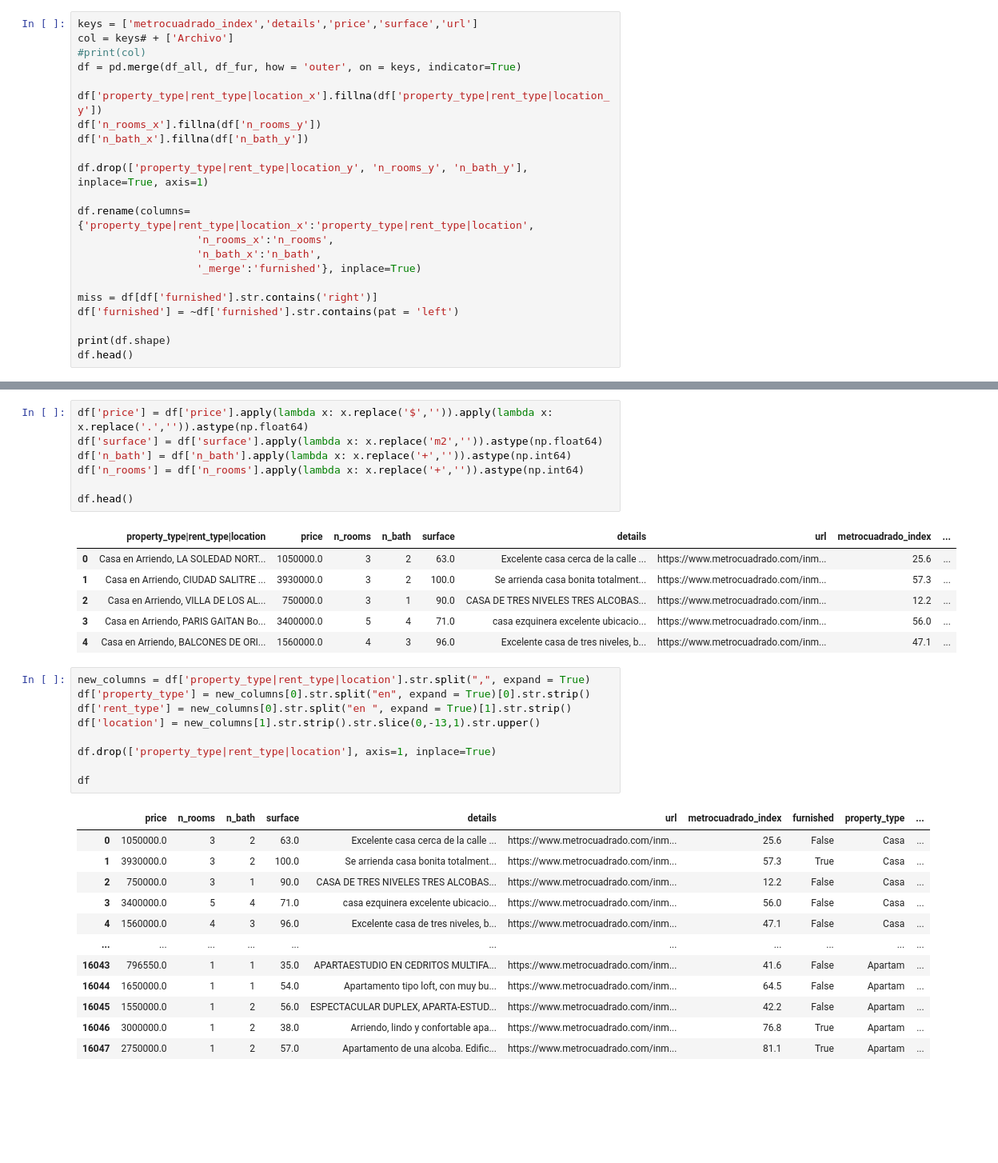
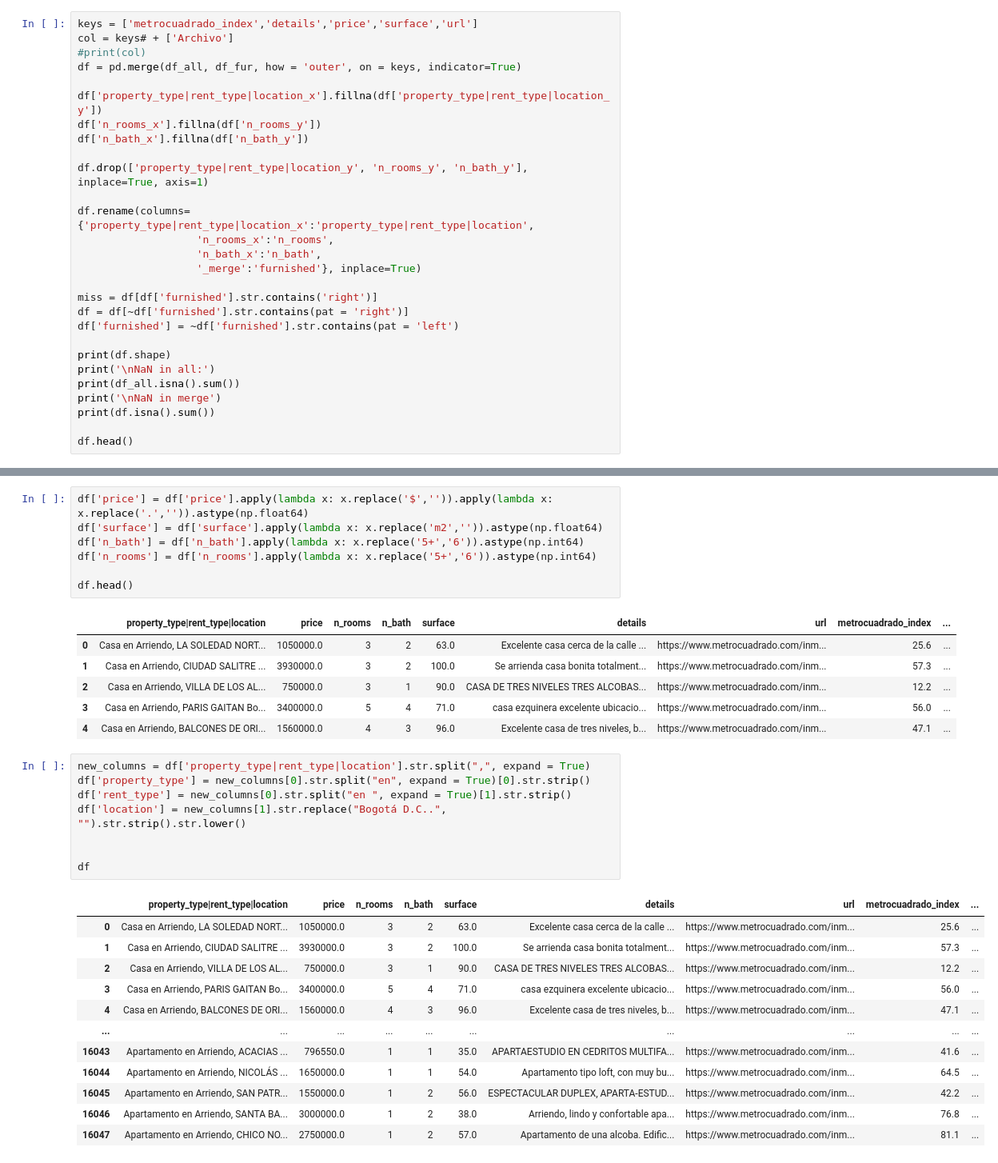
Before and after one commit to JavierSantibanez1/Tarea1_DSLab_Grupo11, a Jupyter notebook: tarea 1/tarea1.ipynb, the cells around one changed output, grey strips where cells are left out. Shown: that part at 80% size. Saved outputs shown, nothing was run; the diff lists cells and outputs as text; blank space fills up the shorter version.

```diff
--- a/tarea 1/tarea1.ipynb
+++ b/tarea 1/tarea1.ipynb
@@ -70,8 +74,14 @@ df.rename(columns={'property_type|rent_type|location_x':'property_type|rent_type
                    '_merge':'furnished'}, inplace=True)
 
 miss = df[df['furnished'].str.contains('right')]
+df = df[~df['furnished'].str.contains(pat = 'right')]
 df['furnished'] = ~df['furnished'].str.contains(pat = 'left')
 
 print(df.shape)
+print('\nNaN in all:')
+print(df_all.isna().sum())
+print('\nNaN in merge')
+print(df.isna().sum())
+
 df.head()
 # %% [output]
@@ -103,8 +129,8 @@ print(df.shape)
 # %%
 df['price'] = df['price'].apply(lambda x: x.replace('$','')).apply(lambda x: x.replace('.','')).astype(np.float64)
 df['surface'] = df['surface'].apply(lambda x: x.replace('m2','')).astype(np.float64)
-df['n_bath'] = df['n_bath'].apply(lambda x: x.replace('+','')).astype(np.int64)
-df['n_rooms'] = df['n_rooms'].apply(lambda x: x.replace('+','')).astype(np.int64)
+df['n_bath'] = df['n_bath'].apply(lambda x: x.replace('5+','6')).astype(np.int64)
+df['n_rooms'] = df['n_rooms'].apply(lambda x: x.replace('5+','6')).astype(np.int64)
 
 df.head()
 # %% [output]
@@ -117,22 +143,21 @@ df.head()
 # %%
 new_columns = df['property_type|rent_type|location'].str.split(",", expand = True)
 df['property_type'] = new_columns[0].str.split("en", expand = True)[0].str.strip()
 df['rent_type'] = new_columns[0].str.split("en ", expand = True)[1].str.strip()
-df['location'] = new_columns[1].str.strip().str.slice(0,-13,1).str.upper()
+df['location'] = new_columns[1].str.replace("Bogotá D.C..", "").str.strip().str.lower()
 
-df.drop(['property_type|rent_type|location'], axis=1, inplace=True)
 
 df
 # %% [output]
-|  | price | n_rooms | n_bath | surface | details | url | metrocuadrado_index | furnished | property_type | ... |
-| 0 | 1050000.0 | 3 | 2 | 63.0 | Excelente casa cerca de la calle ... | https://www.metrocuadrado.com/inm... | 25.6 | False | Casa | ... |
-| 1 | 3930000.0 | 3 | 2 | 100.0 | Se arrienda casa bonita totalment... | https://www.metrocuadrado.com/inm... | 57.3 | True | Casa | ... |
-| 2 | 750000.0 | 3 | 1 | 90.0 | CASA DE TRES NIVELES TRES ALCOBAS... | https://www.metrocuadrado.com/inm... | 12.2 | False | Casa | ... |
-| 3 | 3400000.0 | 5 | 4 | 71.0 | casa ezquinera excelente ubicacio... | https://www.metrocuadrado.com/inm... | 56.0 | False | Casa | ... |
-| 4 | 1560000.0 | 4 | 3 | 96.0 | Excelente casa de tres niveles, b... | https://www.metrocuadrado.com/inm... | 47.1 | False | Casa | ... |
-| ... | ... | ... | ... | ... | ... | ... | ... | ... | ... | ... |
-| 16043 | 796550.0 | 1 | 1 | 35.0 | APARTAESTUDIO EN CEDRITOS MULTIFA... | https://www.metrocuadrado.com/inm... | 41.6 | False | Apartam | ... |
-| 16044 | 1650000.0 | 1 | 1 | 54.0 | Apartamento tipo loft, con muy bu... | https://www.metrocuadrado.com/inm... | 64.5 | False | Apartam | ... |
-| 16045 | 1550000.0 | 1 | 2 | 56.0 | ESPECTACULAR DUPLEX, APARTA-ESTUD... | https://www.metrocuadrado.com/inm... | 42.2 | False | Apartam | ... |
-| 16046 | 3000000.0 | 1 | 2 | 38.0 | Arriendo, lindo y confortable apa... | https://www.metrocuadrado.com/inm... | 76.8 | True | Apartam | ... |
-| 16047 | 2750000.0 | 1 | 2 | 57.0 | Apartamento de una alcoba. Edific... | https://www.metrocuadrado.com/inm... | 81.1 | True | Apartam | ... |
+|  | property_type|rent_type|location | price | n_rooms | n_bath | surface | details | url | metrocuadrado_index | ... |
+| 0 | Casa en Arriendo, LA SOLEDAD NORT... | 1050000.0 | 3 | 2 | 63.0 | Excelente casa cerca de la calle ... | https://www.metrocuadrado.com/inm... | 25.6 | ... |
+| 1 | Casa en Arriendo, CIUDAD SALITRE ... | 3930000.0 | 3 | 2 | 100.0 | Se arrienda casa bonita totalment... | https://www.metrocuadrado.com/inm... | 57.3 | ... |
+| 2 | Casa en Arriendo, VILLA DE LOS AL... | 750000.0 | 3 | 1 | 90.0 | CASA DE TRES NIVELES TRES ALCOBAS... | https://www.metrocuadrado.com/inm... | 12.2 | ... |
+| 3 | Casa en Arriendo, PARIS GAITAN Bo... | 3400000.0 | 5 | 4 | 71.0 | casa ezquinera excelente ubicacio... | https://www.metrocuadrado.com/inm... | 56.0 | ... |
+| 4 | Casa en Arriendo, BALCONES DE ORI... | 1560000.0 | 4 | 3 | 96.0 | Excelente casa de tres niveles, b... | https://www.metrocuadrado.com/inm... | 47.1 | ... |
+| ... | ... | ... | ... | ... | ... | ... | ... | ... | ... |
+| 16043 | Apartamento en Arriendo, ACACIAS ... | 796550.0 | 1 | 1 | 35.0 | APARTAESTUDIO EN CEDRITOS MULTIFA... | https://www.metrocuadrado.com/inm... | 41.6 | ... |
+| 16044 | Apartamento en Arriendo, NICOLÁS ... | 1650000.0 | 1 | 1 | 54.0 | Apartamento tipo loft, con muy bu... | https://www.metrocuadrado.com/inm... | 64.5 | ... |
+| 16045 | Apartamento en Arriendo, SAN PATR... | 1550000.0 | 1 | 2 | 56.0 | ESPECTACULAR DUPLEX, APARTA-ESTUD... | https://www.metrocuadrado.com/inm... | 42.2 | ... |
+| 16046 | Apartamento en Arriendo, SANTA BA... | 3000000.0 | 1 | 2 | 38.0 | Arriendo, lindo y confortable apa... | https://www.metrocuadrado.com/inm... | 76.8 | ... |
+| 16047 | Apartamento en Arriendo, CHICO NO... | 2750000.0 | 1 | 2 | 57.0 | Apartamento de una alcoba. Edific... | https://www.metrocuadrado.com/inm... | 81.1 | ... |
```
Also changed, not shown: parts of 32 cells of this notebook.
